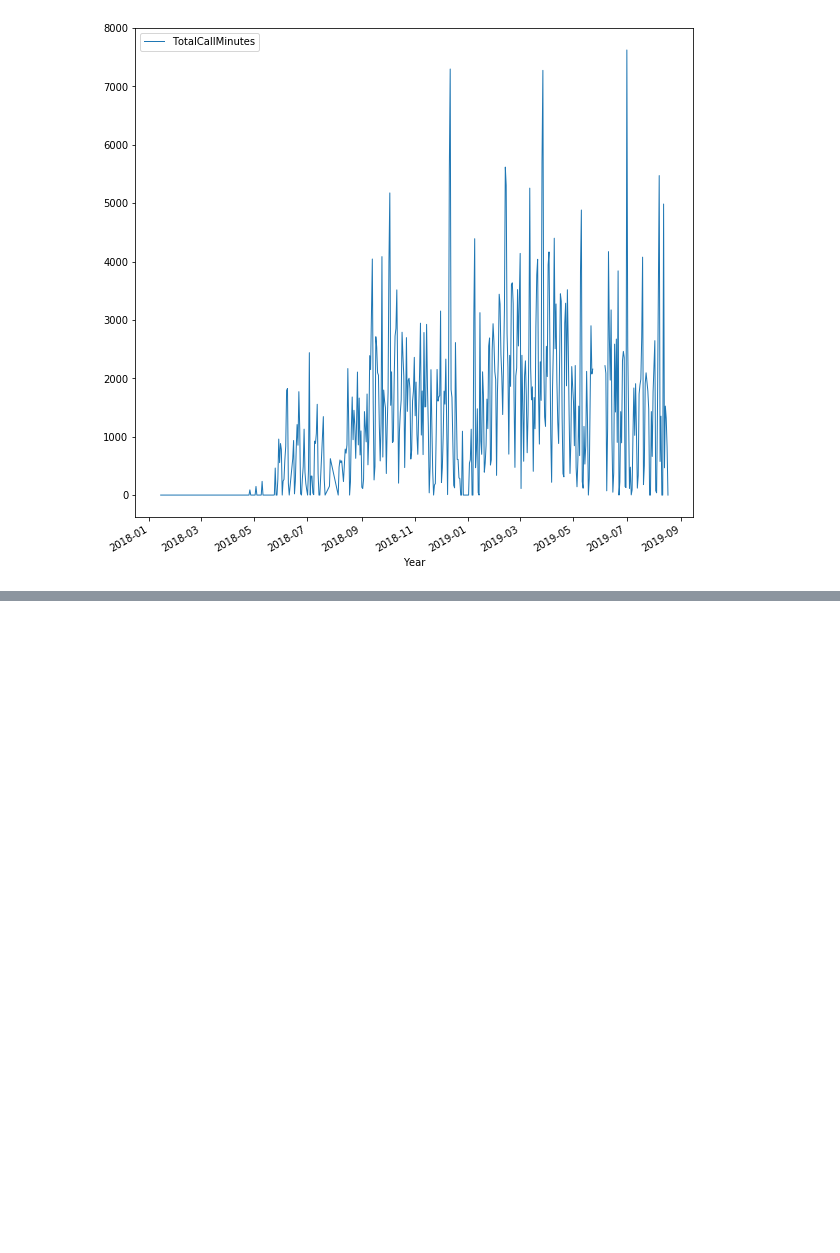
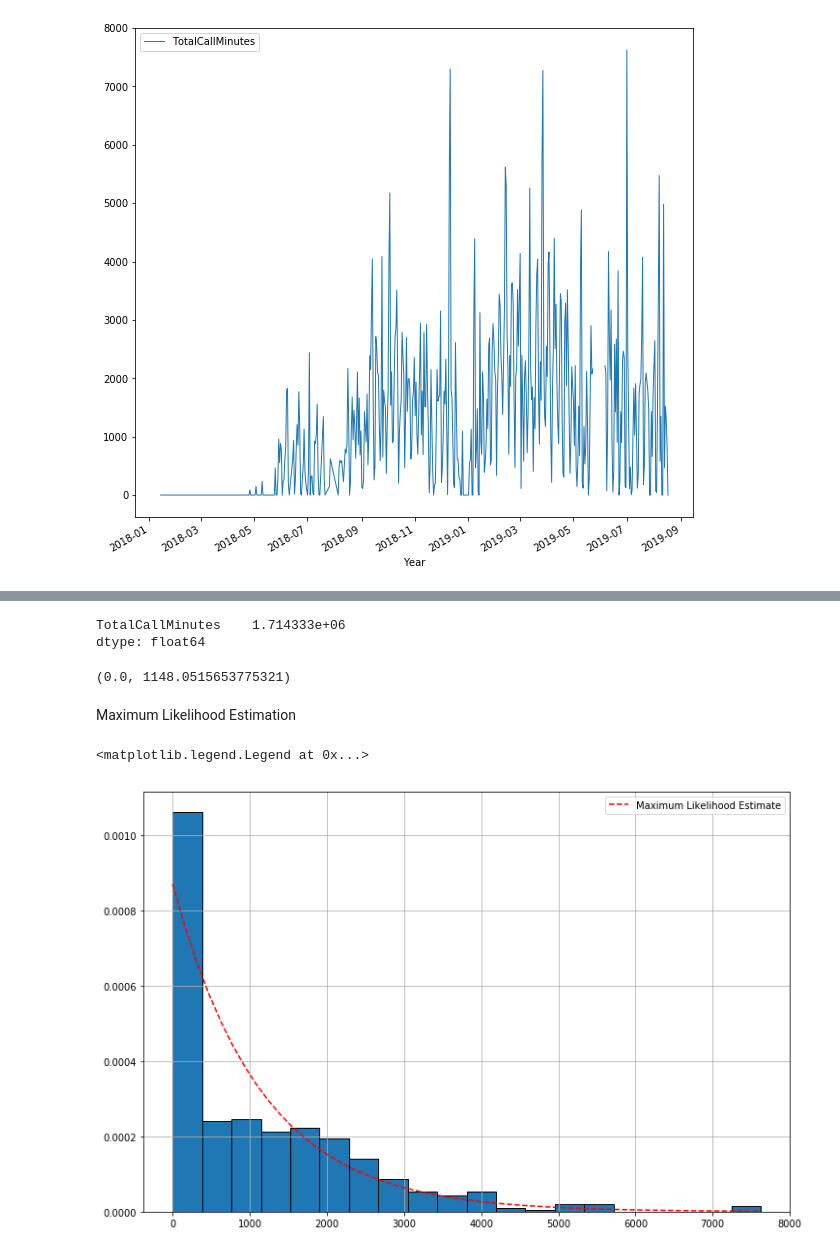
Before and after one commit to UNCG-CSE/G_Suite_Metrics, a Jupyter notebook: src/Anusha/Distribution Modeling_GoogleMeet_TotalCallMinutes.ipynb, the cells around one changed output, grey strips where cells are left out. Saved outputs shown, nothing was run; the diff lists cells and outputs as text; code cells hidden in the pictures; blank space fills up the shorter version.

```diff
--- a/src/Anusha/Distribution Modeling_GoogleMeet_TotalCallMinutes.ipynb
+++ b/src/Anusha/Distribution Modeling_GoogleMeet_TotalCallMinutes.ipynb
@@ -15,0 +29,26 @@ Text(0.5, 0, 'Year')
+# %%
+callminutes_var = callminutes.var()
+callminutes_var
+# %% [output]
+TotalCallMinutes    1.714333e+06
+dtype: float64
+# %%
+callminutes['TotalCallMinutes'].fillna(0, inplace = True)
+# %%
+alpha_mle = expon.fit(callminutes['TotalCallMinutes'])[0]
+beta_mle = expon.fit(callminutes['TotalCallMinutes'])[1]
+# %%
+(alpha_mle, beta_mle)
+# %% [output]
+(0.0, 1148.0515653775321)
+# %% [markdown]
+Maximum Likelihood Estimation
+# %%
+clm = callminutes['TotalCallMinutes']
+clm.hist(density=True, bins=20, ec='black', figsize=(12,8))
+x = np.linspace(0, clm.max())
+l1,=plt.plot(x, expon.pdf(x, alpha_mle, beta_mle), 'r--', label="Maximum Likelihood Estimate")
+plt.legend(handles=[l1])
+# %% [output]
+<matplotlib.legend.Legend at 0x...>
+[figure, added]
```
Also changed, not shown: parts of 9 cells of this notebook.
